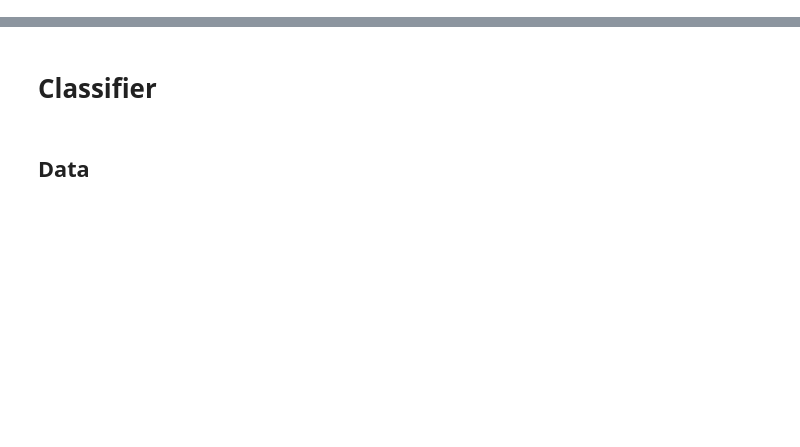
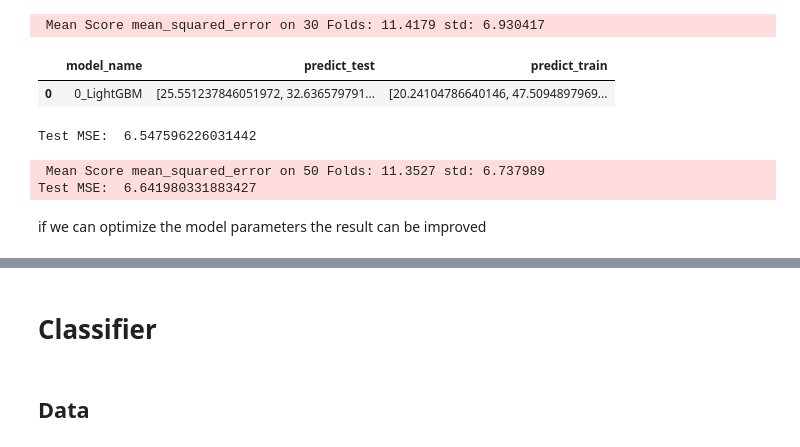
Before and after one commit to Alex-Lekov/AutoML_Alex, a Jupyter notebook: 02_Models.ipynb, the cells around one changed output, grey strips where cells are left out. Drawn from its saved outputs; the diff is of its cells as text; code cells hidden in the pictures; blank space fills up the shorter version.

```diff
--- a/02_Models.ipynb
+++ b/02_Models.ipynb
@@ -14,0 +63,20 @@ RANDOM_SEED = 42
+# %%
+predicts = model.predict(models_cfgs=config)
+predicts
+# %% [output]
+ Mean Score mean_squared_error on 30 Folds: 11.4179 std: 6.930417
+|  | model_name | predict_test | predict_train |
+| 0 | 0_LightGBM | [25.551237846051972, 32.636579791... | [20.24104786640146, 47.5094897969... |
+# %%
+print('Test MSE: ', sklearn.metrics.mean_squared_error(y_test, predicts['predict_test'][0]))
+# %% [output]
+Test MSE:  6.547596226031442
+# %%
+# the predicate function has some interesting cv parameters
+predicts = model.predict(cv_folds=10, n_repeats=5)
+print('Test MSE: ', sklearn.metrics.mean_squared_error(y_test, predicts['predict_test'][0]))
+# %% [output]
+ Mean Score mean_squared_error on 50 Folds: 11.3527 std: 6.737989
+Test MSE:  6.641980331883427
+# %% [markdown]
+if we can optimize the model parameters the result can be improved
```
Also changed, not shown: parts of 45 cells of this notebook, 19 other files.
